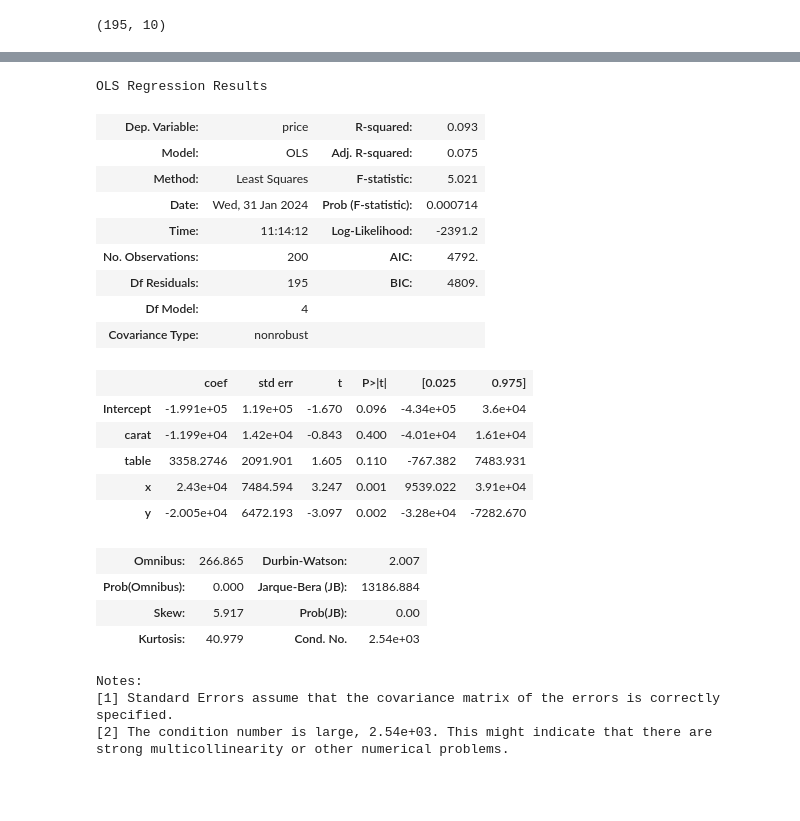
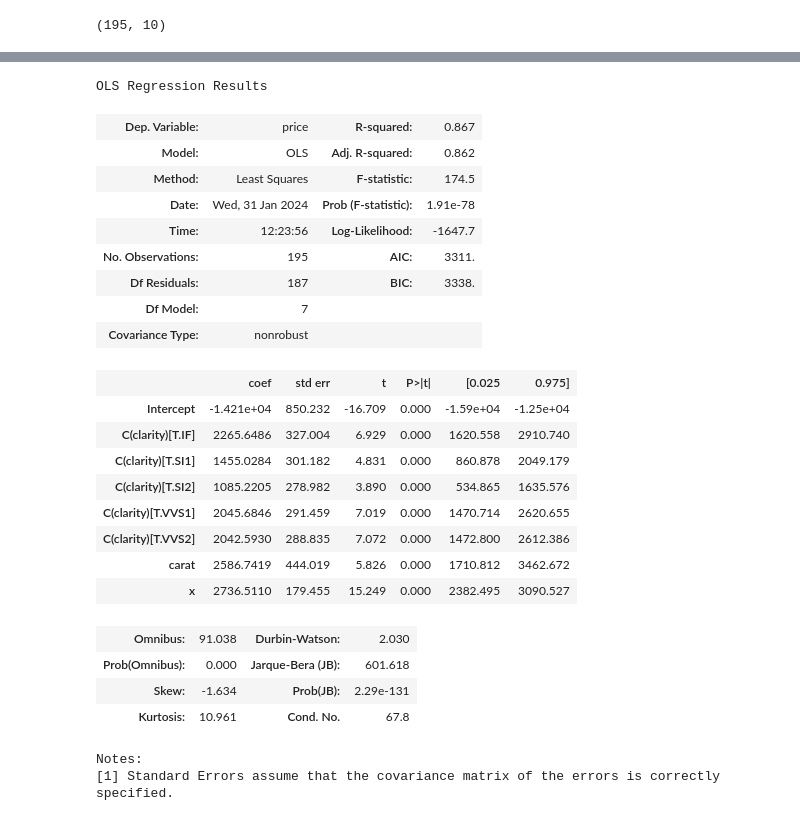
Before and after one commit to karolsobotka/PAD, a Jupyter notebook: messy_data_proj/etap_tworzenia_modelu_regresji.ipynb, the cells around one changed output, grey strips where cells are left out. Saved outputs shown, nothing was run; the diff lists cells and outputs as text; code cells hidden in the pictures; blank space fills up the shorter version.

```diff
--- a/messy_data_proj/etap_tworzenia_modelu_regresji.ipynb
+++ b/messy_data_proj/etap_tworzenia_modelu_regresji.ipynb
@@ -245,30 +236,30 @@ strong multicollinearity or other numerical problems.
 # %%
-
-model = smf.ols(formula="price ~ carat+  table + x+ y ", data = df).fit()
+model = smf.ols(formula="price ~ carat+ C(clarity) +  x ", data = df).fit()
 model.summary()
 # %% [output]
 OLS Regression Results
-| Dep. Variable: | price | R-squared: | 0.093 |
-| Model: | OLS | Adj. R-squared: | 0.075 |
-| Method: | Least Squares | F-statistic: | 5.021 |
-| Date: | Wed, 31 Jan 2024 | Prob (F-statistic): | 0.000714 |
-| Time: | 11:14:12 | Log-Likelihood: | -2391.2 |
-| No. Observations: | 200 | AIC: | 4792. |
-| Df Residuals: | 195 | BIC: | 4809. |
-| Df Model: | 4 |  |  |
+| Dep. Variable: | price | R-squared: | 0.867 |
+| Model: | OLS | Adj. R-squared: | 0.862 |
+| Method: | Least Squares | F-statistic: | 174.5 |
+| Date: | Wed, 31 Jan 2024 | Prob (F-statistic): | 1.91e-78 |
+| Time: | 12:23:56 | Log-Likelihood: | -1647.7 |
+| No. Observations: | 195 | AIC: | 3311. |
+| Df Residuals: | 187 | BIC: | 3338. |
+| Df Model: | 7 |  |  |
 | Covariance Type: | nonrobust |  |  |
 |  | coef | std err | t | P>|t| | [0.025 | 0.975] |
-| Intercept | -1.991e+05 | 1.19e+05 | -1.670 | 0.096 | -4.34e+05 | 3.6e+04 |
-| carat | -1.199e+04 | 1.42e+04 | -0.843 | 0.400 | -4.01e+04 | 1.61e+04 |
-| table | 3358.2746 | 2091.901 | 1.605 | 0.110 | -767.382 | 7483.931 |
-| x | 2.43e+04 | 7484.594 | 3.247 | 0.001 | 9539.022 | 3.91e+04 |
-| y | -2.005e+04 | 6472.193 | -3.097 | 0.002 | -3.28e+04 | -7282.670 |
+| Intercept | -1.421e+04 | 850.232 | -16.709 | 0.000 | -1.59e+04 | -1.25e+04 |
+| C(clarity)[T.IF] | 2265.6486 | 327.004 | 6.929 | 0.000 | 1620.558 | 2910.740 |
+| C(clarity)[T.SI1] | 1455.0284 | 301.182 | 4.831 | 0.000 | 860.878 | 2049.179 |
+| C(clarity)[T.SI2] | 1085.2205 | 278.982 | 3.890 | 0.000 | 534.865 | 1635.576 |
+| C(clarity)[T.VVS1] | 2045.6846 | 291.459 | 7.019 | 0.000 | 1470.714 | 2620.655 |
+| C(clarity)[T.VVS2] | 2042.5930 | 288.835 | 7.072 | 0.000 | 1472.800 | 2612.386 |
+| carat | 2586.7419 | 444.019 | 5.826 | 0.000 | 1710.812 | 3462.672 |
+| x | 2736.5110 | 179.455 | 15.249 | 0.000 | 2382.495 | 3090.527 |
-| Omnibus: | 266.865 | Durbin-Watson: | 2.007 |
-| Prob(Omnibus): | 0.000 | Jarque-Bera (JB): | 13186.884 |
-| Skew: | 5.917 | Prob(JB): | 0.00 |
-| Kurtosis: | 40.979 | Cond. No. | 2.54e+03 |
+| Omnibus: | 91.038 | Durbin-Watson: | 2.030 |
+| Prob(Omnibus): | 0.000 | Jarque-Bera (JB): | 601.618 |
+| Skew: | -1.634 | Prob(JB): | 2.29e-131 |
+| Kurtosis: | 10.961 | Cond. No. | 67.8 |
 Notes:
 [1] Standard Errors assume that the covariance matrix of the errors is correctly specified.
-[2] The condition number is large, 2.54e+03. This might indicate that there are
-strong multicollinearity or other numerical problems.
 # %%
```
Also changed, not shown: parts of 13 cells of this notebook, 1 other file.
